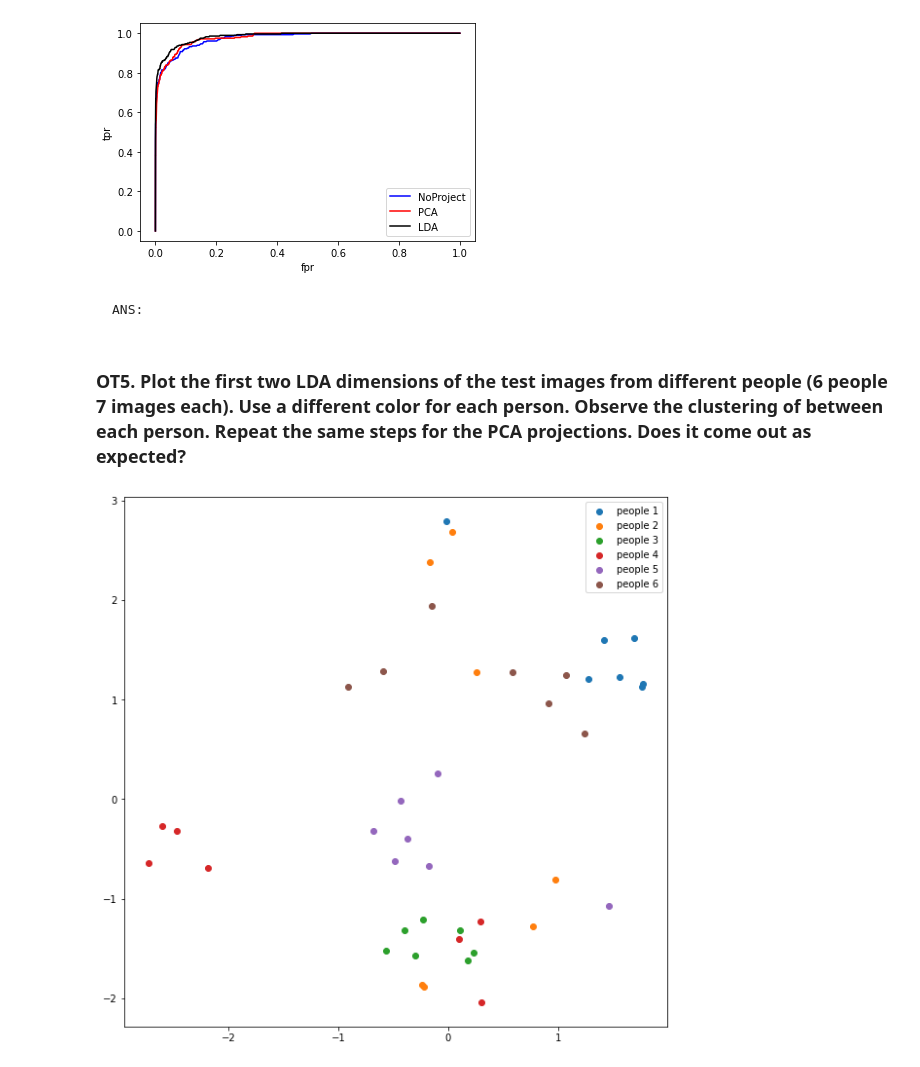
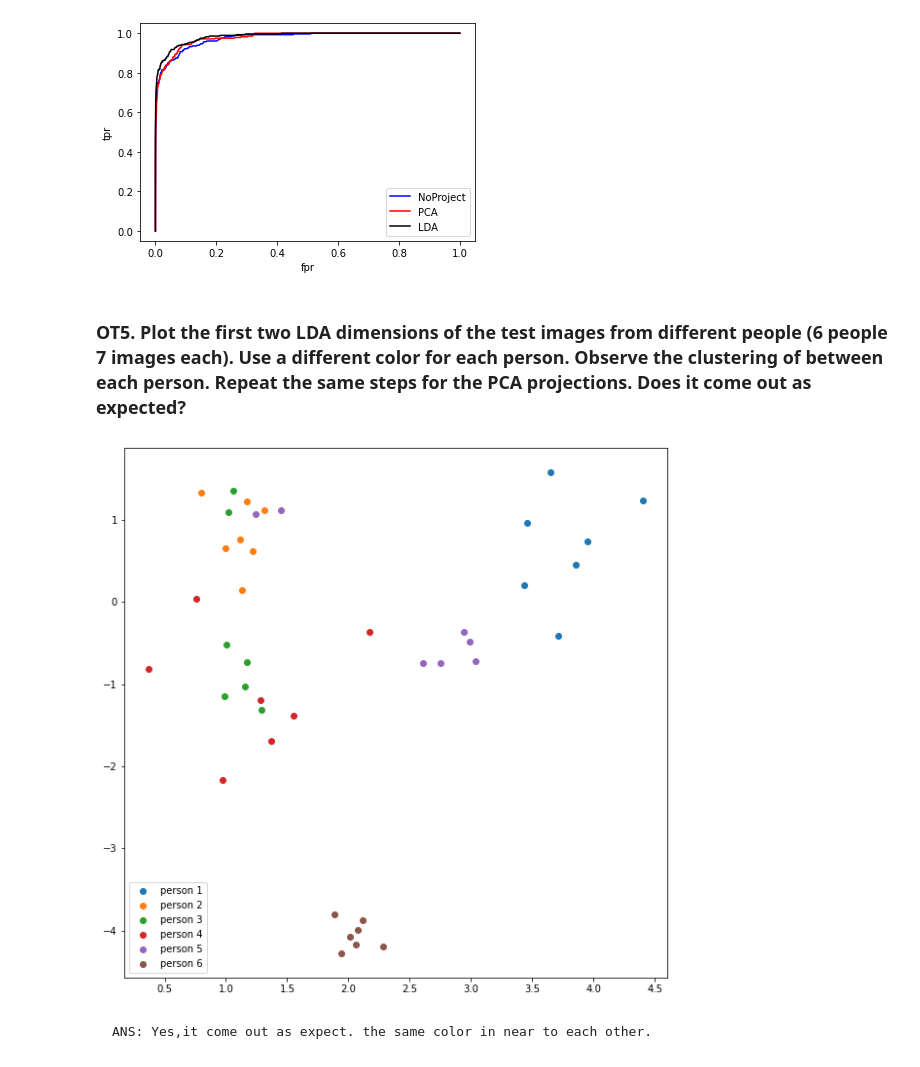
Before and after one commit to Bee0Theepob/Pattern, a Jupyter notebook: HW3/HW3_Fisherfaces(student).ipynb, the cells around one changed output. Saved outputs shown, nothing was run; the diff lists cells and outputs as text; code cells hidden in the pictures.

```diff
--- a/HW3/HW3_Fisherfaces(student).ipynb
+++ b/HW3/HW3_Fisherfaces(student).ipynb
@@ -835,17 +824,19 @@ def plot_roc2(input_mat):
 plot_roc2([similarity_matrix_No_project,similarity_matrix_PCA,similarity_matrix_lda])
 # %% [output]
 [figure]
-# %% [markdown]
-    ANS:
 # %% [markdown]
 ### OT5. Plot the first two LDA dimensions of the test images from different people (6 people 7 images each). Use a different color for each person. Observe the clustering of between each person. Repeat the same steps for the PCA projections. Does it come out as expected?
-# %%
-plt.figure(figsize=(10,10))
-for i in range(6):
-  idx_lb = 120 + 10*i
-  idx_ub = idx_lb + 7
-  plt.scatter(D_lda[idx_lb:idx_ub,0] , D_lda[idx_lb:idx_ub,1], label=f"people {(i+1)}")
-plt.legend()
-plt.show()
-# %% [output]
-[figure, removed]
+# %%
+fisher_x=D_lda[:,0]
+fisher_y=D_lda[:,1]
+
+
+plt.figure(figsize=(10,10))
+for i in range(6):
+  plt.scatter(fisher_x[i*7:i*7+7] ,fisher_y[i*7:i*7+7])
+plt.legend(["person 1","person 2","person 3","person 4","person 5","person 6"])
+plt.show()
+# %% [output]
+[figure, added]
+# %% [markdown]
+    ANS: Yes,it come out as expect. the same color in near to each other.
```
Also changed, not shown: parts of 20 cells of this notebook.
